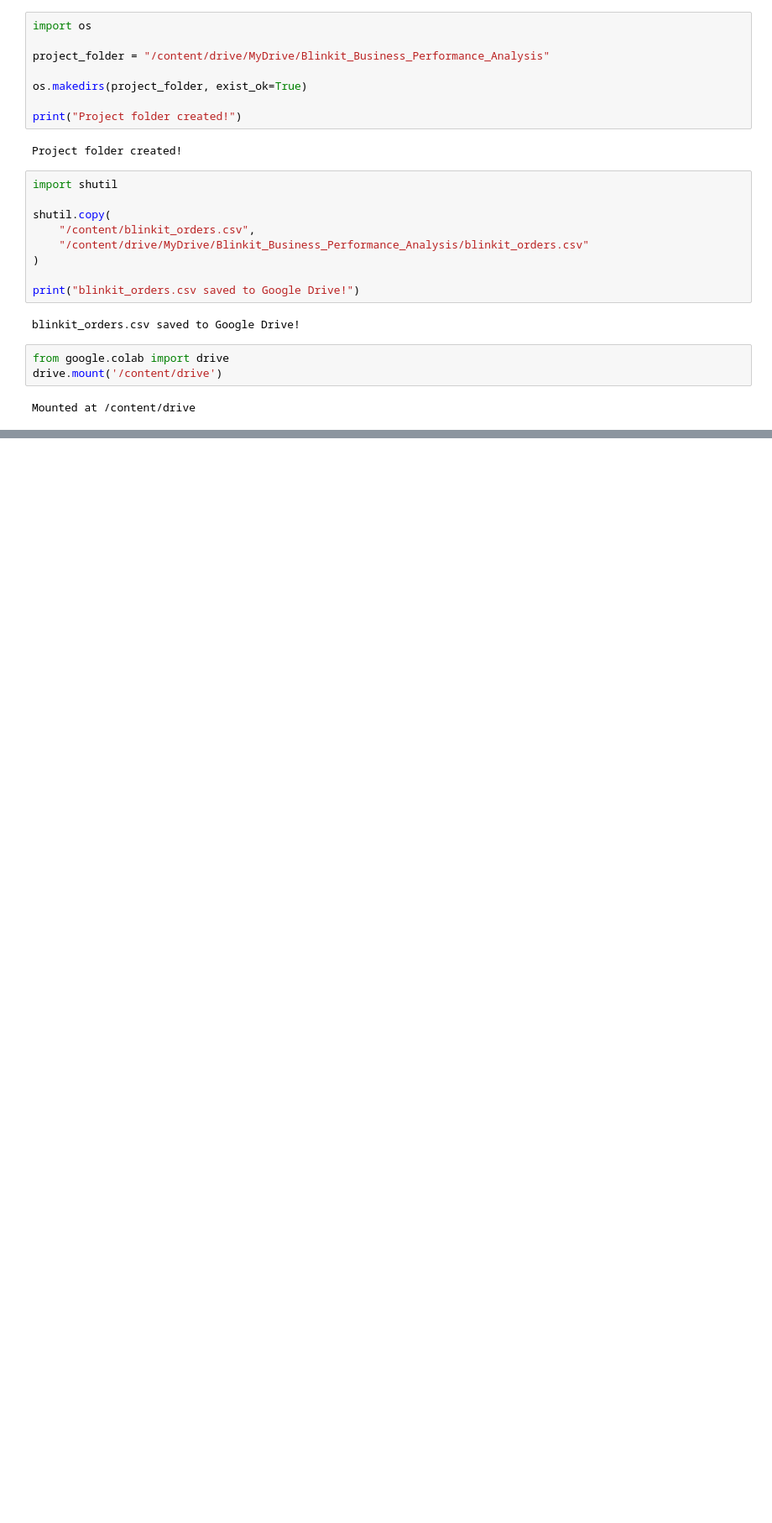
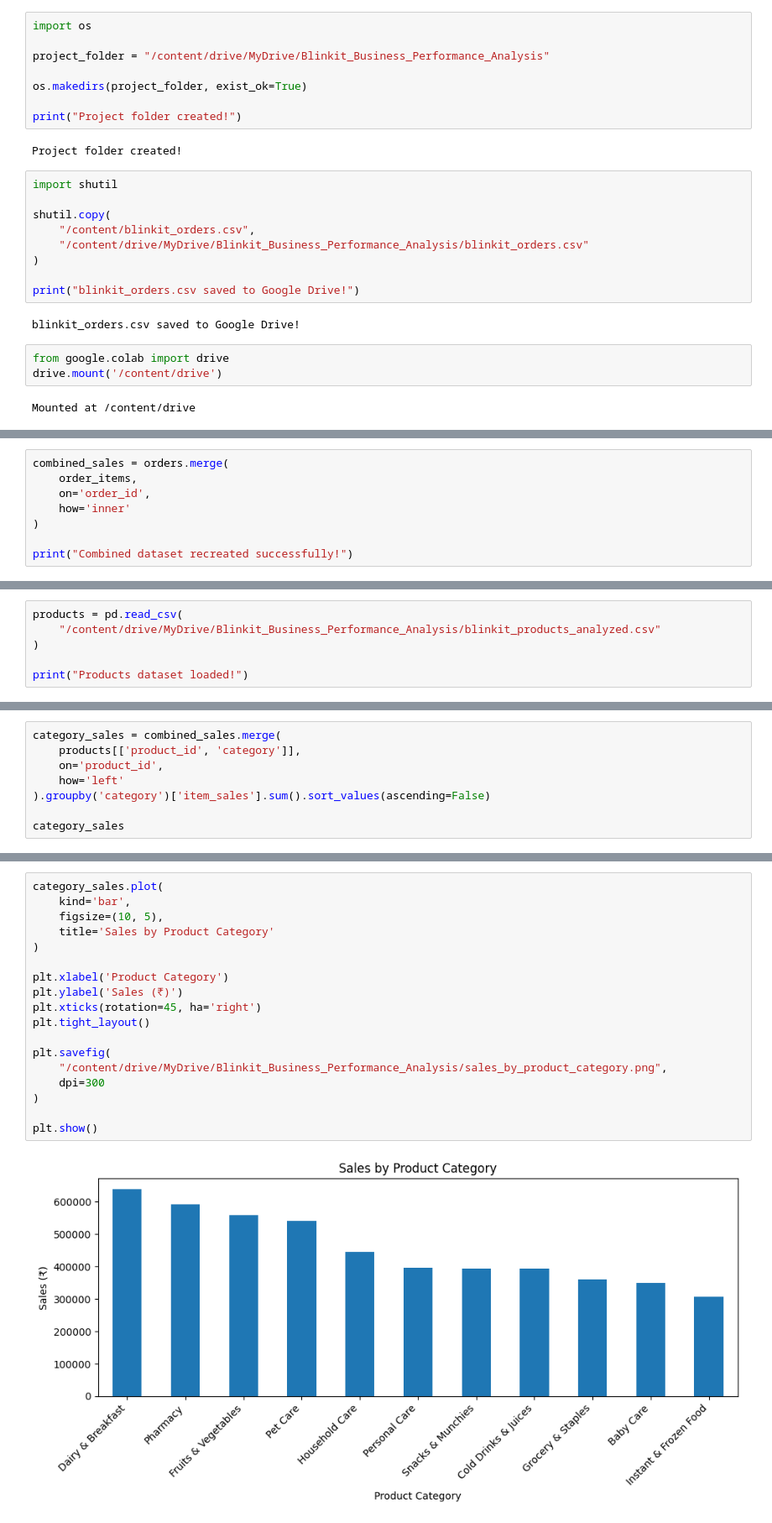
Before and after one commit to bodaprashanthi075/Blinkit-Business-Performance-Analysis, a Jupyter notebook: notebooks/Blinkit_Business_Performance_Analysis.ipynb, the cells around one changed output, grey strips where cells are left out. Shown at 84% size. Drawn from its saved outputs; the diff is of its cells as text; blank space fills up the shorter version.

```diff
--- a/notebooks/Blinkit_Business_Performance_Analysis.ipynb
+++ b/notebooks/Blinkit_Business_Performance_Analysis.ipynb
@@ -111,0 +1012,8 @@ Mounted at /content/drive
+# %%
+combined_sales = orders.merge(
+    order_items,
+    on='order_id',
+    how='inner'
+)
+
+print("Combined dataset recreated successfully!")
@@ -111,0 +1249,6 @@ Mounted at /content/drive
+# %%
+products = pd.read_csv(
+    "/content/drive/MyDrive/Blinkit_Business_Performance_Analysis/blinkit_products_analyzed.csv"
+)
+
+print("Products dataset loaded!")
@@ -111,0 +1279,8 @@ Mounted at /content/drive
+# %%
+category_sales = combined_sales.merge(
+    products[['product_id', 'category']],
+    on='product_id',
+    how='left'
+).groupby('category')['item_sales'].sum().sort_values(ascending=False)
+
+category_sales
@@ -111,0 +1302,20 @@ Mounted at /content/drive
+# %%
+category_sales.plot(
+    kind='bar',
+    figsize=(10, 5),
+    title='Sales by Product Category'
+)
+
+plt.xlabel('Product Category')
+plt.ylabel('Sales (₹)')
+plt.xticks(rotation=45, ha='right')
+plt.tight_layout()
+
+plt.savefig(
+    "/content/drive/MyDrive/Blinkit_Business_Performance_Analysis/sales_by_product_category.png",
+    dpi=300
+)
+
+plt.show()
+# %% [output]
+[figure, added]
```
Also changed, not shown: parts of 160 cells of this notebook.
